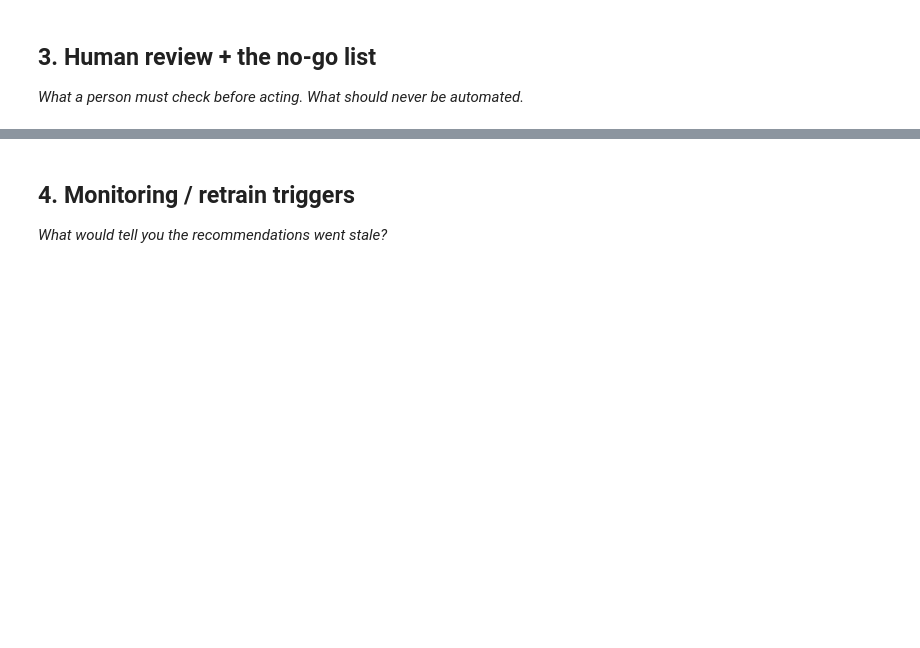
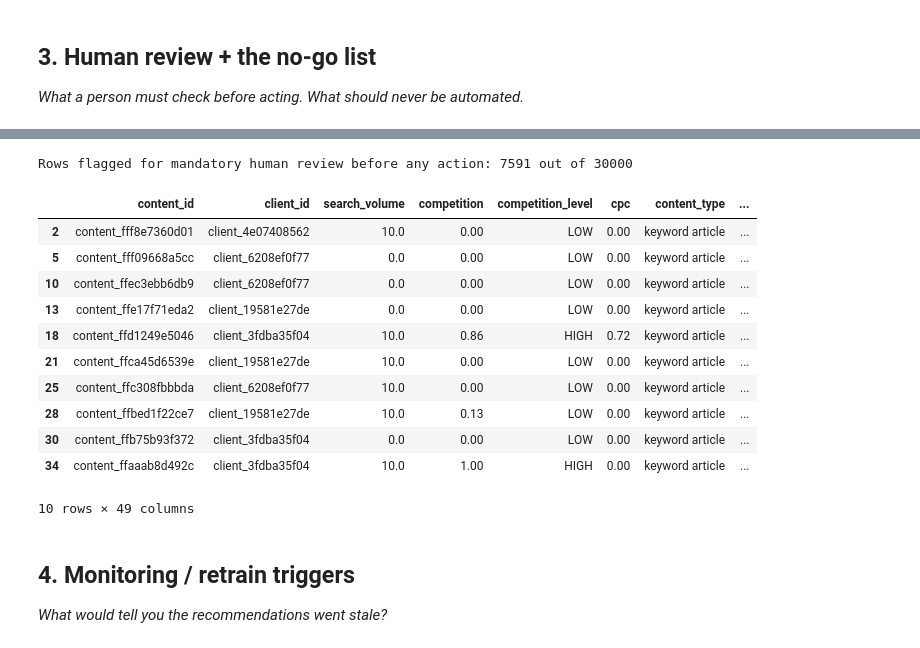
Before and after one commit to Tahir-MD/FlyRank-Week-01, a Jupyter notebook: work/notebooks/w07_action_playbook.ipynb, the cells around one changed output, grey strips where cells are left out. Cells and saved outputs as stored; diff of their text form; code cells hidden in the pictures; blank space fills up the shorter version.

```diff
--- a/work/notebooks/w07_action_playbook.ipynb
+++ b/work/notebooks/w07_action_playbook.ipynb
@@ -30,3 +231,37 @@ This skeleton is yours to fill. Work the sections **in order** — each one has
+# %%
+# This cell is for CODE (numbers, a query, a check).
+# Write your text answer in the cell ABOVE this one — typing sentences here breaks Run All.
+sensitive_keywords = ["health", "medical", "legal", "finance", "money", "insurance", "tax"]
+text_cols = [c for c in df.columns if df[c].dtype == object]
+
+
+def looks_sensitive(row):
+    for c in text_cols:
+        val = str(row[c]).lower()
+        if any(k in val for k in sensitive_keywords):
+            return True
+    return False
+
+
+ranked["needs_human_review"] = ranked.apply(looks_sensitive, axis=1) | (ranked["archetype"] == "needs_manual_look")
+
+flagged = int(ranked["needs_human_review"].sum())
+print(f"Rows flagged for mandatory human review before any action: {flagged} out of {len(ranked)}")
+ranked[ranked["needs_human_review"]].head(10)
+# %% [output]
+Rows flagged for mandatory human review before any action: 7591 out of 30000
+|  | content_id | client_id | search_volume | competition | competition_level | cpc | content_type | ... |
+| 2 | content_fff8e7360d01 | client_4e07408562 | 10.0 | 0.00 | LOW | 0.00 | keyword article | ... |
+| 5 | content_fff09668a5cc | client_6208ef0f77 | 0.0 | 0.00 | LOW | 0.00 | keyword article | ... |
+| 10 | content_ffec3ebb6db9 | client_6208ef0f77 | 0.0 | 0.00 | LOW | 0.00 | keyword article | ... |
+| 13 | content_ffe17f71eda2 | client_19581e27de | 0.0 | 0.00 | LOW | 0.00 | keyword article | ... |
+| 18 | content_ffd1249e5046 | client_3fdba35f04 | 10.0 | 0.86 | HIGH | 0.72 | keyword article | ... |
+| 21 | content_ffca45d6539e | client_19581e27de | 10.0 | 0.00 | LOW | 0.00 | keyword article | ... |
+| 25 | content_ffc308fbbbda | client_6208ef0f77 | 10.0 | 0.00 | LOW | 0.00 | keyword article | ... |
+| 28 | content_ffbed1f22ce7 | client_19581e27de | 10.0 | 0.13 | LOW | 0.00 | keyword article | ... |
+| 30 | content_ffb75b93f372 | client_3fdba35f04 | 0.0 | 0.00 | LOW | 0.00 | keyword article | ... |
+| 34 | content_ffaaab8d492c | client_3fdba35f04 | 10.0 | 1.00 | HIGH | 0.00 | keyword article | ... |
+10 rows × 49 columns
 # %% [markdown]
 ## 4. Monitoring / retrain triggers
 
```
Also changed, not shown: parts of 14 cells of this notebook.
